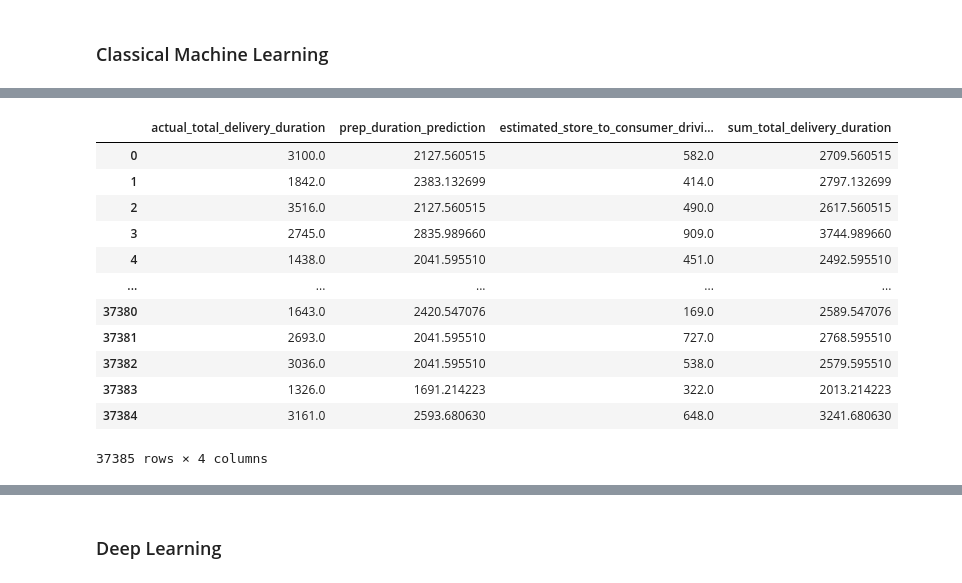
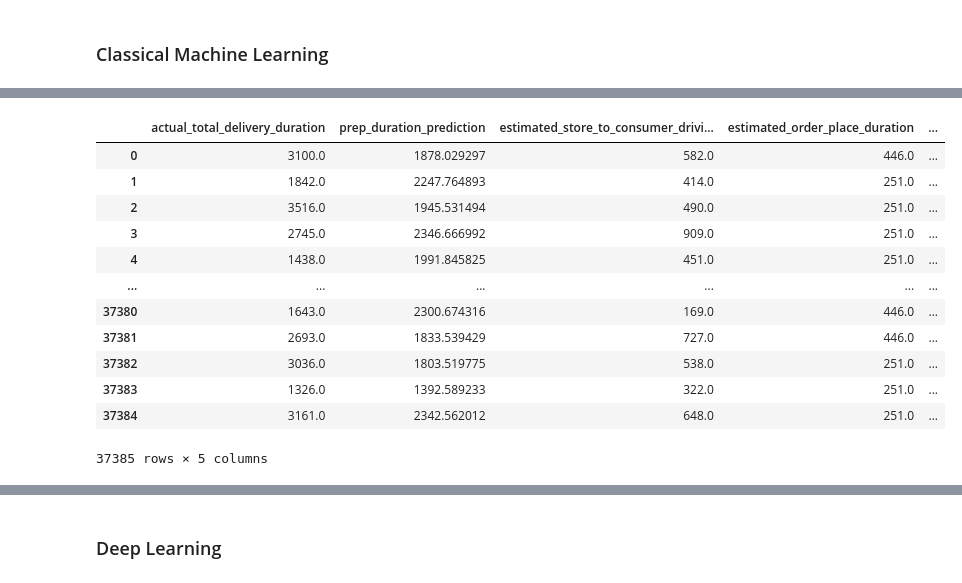
Before and after one commit to hangwl/DataScience, a Jupyter notebook: projects/doordash_delivery_duration/doordash_delivery_duration_pred_2.ipynb, the cells around one changed output, grey strips where cells are left out. Cells and saved outputs as stored; diff of their text form; code cells hidden in the pictures.

```diff
--- a/projects/doordash_delivery_duration/doordash_delivery_duration_pred_2.ipynb
+++ b/projects/doordash_delivery_duration/doordash_delivery_duration_pred_2.ipynb
@@ -449,2 +423,0 @@ train_df = train_df.drop(columns='estimated_non_prep_duration')
-# %%
-train_df['estimated_store_to_consumer_driving_duration'] = data['estimated_store_to_consumer_driving_duration']
@@ -641,8 +588,7 @@ regression_models = {
 }
 
 feature_sets = {
-    "selected_features_40": importances.sort_values(by='Gini-importance')[-40:].index.tolist(),
-    "selected_features_5": importances.sort_values(by='Gini-importance')[-5:].index.tolist(),
+    "selected_features_6": importances.sort_values(by='Gini-importance')[-6:].index.tolist(),
 }
 
 scalers = {
@@ -725,6 +671,6 @@ pred_df.plot(kind='bar', figsize=(12,8))
 # %%
 # change the problem a bit
-train_df["prep_time"] = train_df["actual_total_delivery_duration"] - train_df["estimated_store_to_consumer_driving_duration"]
+train_df["prep_time"] = train_df["actual_total_delivery_duration"] - train_df["estimated_store_to_consumer_driving_duration"] - train_df["estimated_order_place_duration"]
 
 # not scaling affects the performance, so continue to scale but it doesn't matter much which scaler we used
 scalers = {
@@ -732,7 +678,7 @@ scalers = {
 }
 
 feature_sets = {
-    "selected_features_5": importances.sort_values(by='Gini-importance')[-5:].index.tolist(),
+    "selected_features_6": importances.sort_values(by='Gini-importance')[-6:].index.tolist(),
 }
 
 for feature_set_name in feature_sets.keys():
@@ -741,8 +687,9 @@ for feature_set_name in feature_sets.keys():
         print(f"-----scaled with {scaler_name}-------- included columns are {feature_set_name}")
         print("")
         for model_name in regression_models.keys():
-            #drop estimated_store_to_consumer_driving_duration
-            X = train_df[feature_set].drop(columns=["estimated_store_to_consumer_driving_duration"])
+            #drop estimated_store_to_consumer_driving_duration and estimated_order_place_duration
+            X = train_df[feature_set].drop(columns=["estimated_store_to_consumer_driving_duration",
+                                           "estimated_order_place_duration"])
             y = train_df["prep_time"]
 
             # to get indices
@@ -776,6 +723,7 @@ pred_values_dict = {
     "actual_total_delivery_duration": train_df["actual_total_delivery_duration"][test_indices].values.tolist(),
     "prep_duration_prediction":y_predict[:,0].tolist(),
     "estimated_store_to_consumer_driving_duration": train_df["estimated_store_to_consumer_driving_duration"][test_indices].values.tolist(),
+    "estimated_order_place_duration": train_df["estimated_order_place_duration"][test_indices].values.tolist(),
 }
 # %%
 # convert it to dataframe from dict
@@ -798,21 +746,21 @@ values_df
 # %%
 # sum predictions up with non preparation activities such as order placing and driving.
-values_df["sum_total_delivery_duration"] = values_df["prep_duration_prediction"] + values_df["estimated_store_to_consumer_driving_duration"]
+values_df["sum_total_delivery_duration"] = values_df["prep_duration_prediction"] + values_df["estimated_store_to_consumer_driving_duration"] + values_df["estimated_order_place_duration"]
 values_df
 # %% [output]
-|  | actual_total_delivery_duration | prep_duration_prediction | estimated_store_to_consumer_drivi... | sum_total_delivery_duration |
-| 0 | 3100.0 | 2127.560515 | 582.0 | 2709.560515 |
-| 1 | 1842.0 | 2383.132699 | 414.0 | 2797.132699 |
-| 2 | 3516.0 | 2127.560515 | 490.0 | 2617.560515 |
-| 3 | 2745.0 | 2835.989660 | 909.0 | 3744.989660 |
-| 4 | 1438.0 | 2041.595510 | 451.0 | 2492.595510 |
-| ... | ... | ... | ... | ... |
-| 37380 | 1643.0 | 2420.547076 | 169.0 | 2589.547076 |
-| 37381 | 2693.0 | 2041.595510 | 727.0 | 2768.595510 |
-| 37382 | 3036.0 | 2041.595510 | 538.0 | 2579.595510 |
-| 37383 | 1326.0 | 1691.214223 | 322.0 | 2013.214223 |
-| 37384 | 3161.0 | 2593.680630 | 648.0 | 3241.680630 |
+|  | actual_total_delivery_duration | prep_duration_prediction | estimated_store_to_consumer_drivi... | estimated_order_place_duration | ... |
+| 0 | 3100.0 | 1878.029297 | 582.0 | 446.0 | ... |
+| 1 | 1842.0 | 2247.764893 | 414.0 | 251.0 | ... |
+| 2 | 3516.0 | 1945.531494 | 490.0 | 251.0 | ... |
+| 3 | 2745.0 | 2346.666992 | 909.0 | 251.0 | ... |
+| 4 | 1438.0 | 1991.845825 | 451.0 | 251.0 | ... |
+| ... | ... | ... | ... | ... | ... |
+| 37380 | 1643.0 | 2300.674316 | 169.0 | 446.0 | ... |
+| 37381 | 2693.0 | 1833.539429 | 727.0 | 446.0 | ... |
+| 37382 | 3036.0 | 1803.519775 | 538.0 | 251.0 | ... |
+| 37383 | 1326.0 | 1392.589233 | 322.0 | 251.0 | ... |
+| 37384 | 3161.0 | 2342.562012 | 648.0 | 251.0 | ... |
-37385 rows × 4 columns
+37385 rows × 5 columns
 # %%
 # check new error rate
 mean_squared_error(values_df["actual_total_delivery_duration"], values_df["sum_total_delivery_duration"], squared=False)
```
Also changed, not shown: parts of 39 cells of this notebook, 1 other file.
